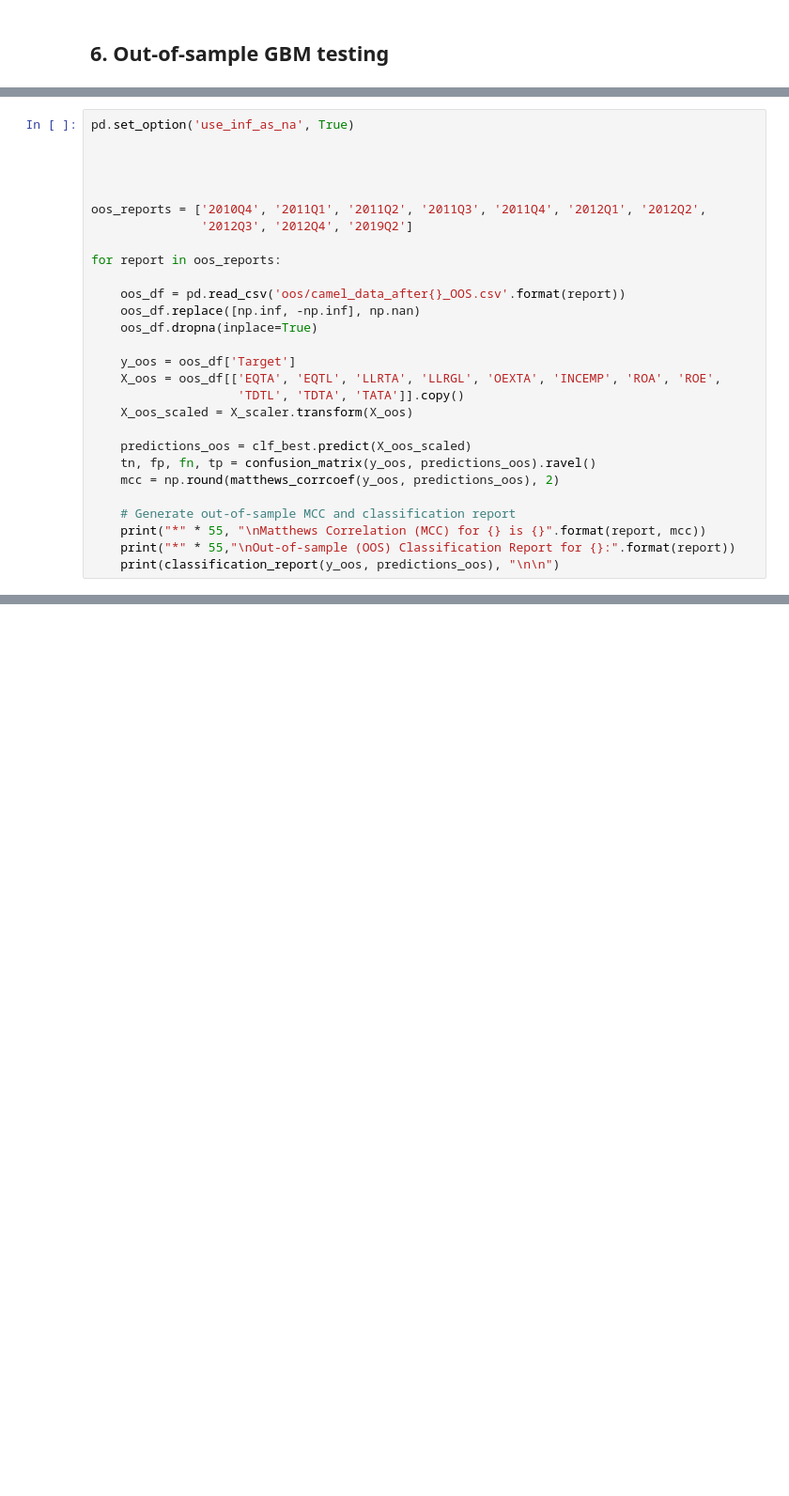
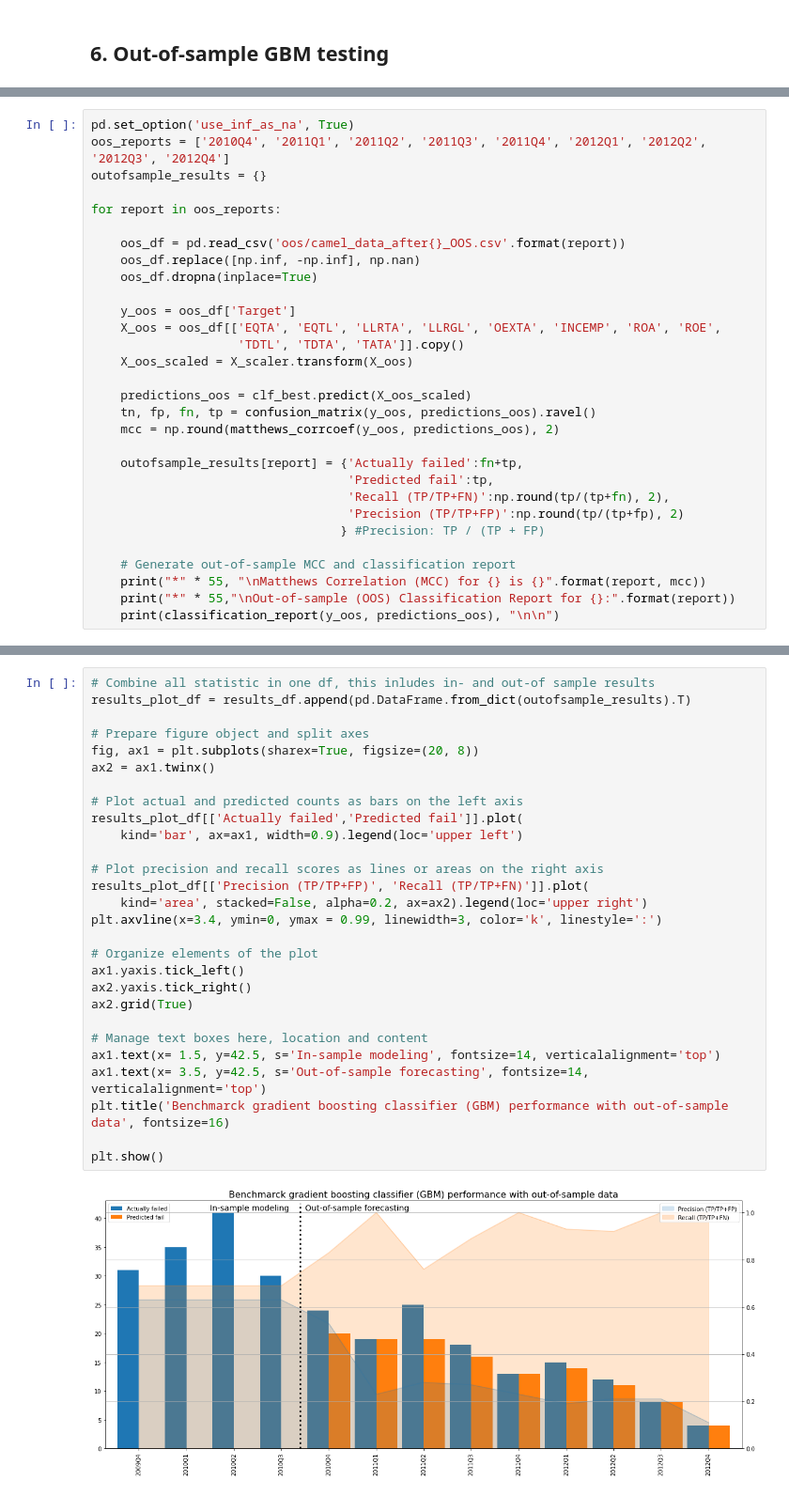
Before and after one commit to allaccountstaken/automl_v_hyperdrive, a Jupyter notebook: benchmark_model.ipynb, the cells around one changed output, grey strips where cells are left out. Shown at 94% size. Saved outputs shown, nothing was run; the diff lists cells and outputs as text; blank space fills up the shorter version.

Commit message:
GBM oos performance plot done and stored in imgs folder as well

```diff
--- a/benchmark_model.ipynb
+++ b/benchmark_model.ipynb
@@ -399,11 +407,7 @@ results[['Actually failed (FN+TP)', 'Predicted positive (FP+TP)']].plot(kind='ba
 # %%
 pd.set_option('use_inf_as_na', True)
-
-
-
-
-oos_reports = ['2010Q4', '2011Q1', '2011Q2', '2011Q3', '2011Q4', '2012Q1', '2012Q2',
-               '2012Q3', '2012Q4', '2019Q2']
+oos_reports = ['2010Q4', '2011Q1', '2011Q2', '2011Q3', '2011Q4', '2012Q1', '2012Q2', '2012Q3', '2012Q4']
+outofsample_results = {}
 
 for report in oos_reports:
 
@@ -420,6 +424,12 @@ for report in oos_reports:
     tn, fp, fn, tp = confusion_matrix(y_oos, predictions_oos).ravel()
     mcc = np.round(matthews_corrcoef(y_oos, predictions_oos), 2)
 
+    outofsample_results[report] = {'Actually failed':fn+tp,
+                                   'Predicted fail':tp,
+                                   'Recall (TP/TP+FN)':np.round(tp/(tp+fn), 2),
+                                   'Precision (TP/TP+FP)':np.round(tp/(tp+fp), 2)
+                                  } #Precision: TP / (TP + FP)
+
     # Generate out-of-sample MCC and classification report
     print("*" * 55, "\nMatthews Correlation (MCC) for {} is {}".format(report, mcc))
     print("*" * 55,"\nOut-of-sample (OOS) Classification Report for {}:".format(report))
@@ -451,0 +457,30 @@ df.plot(kind='bar')
+# %%
+# Combine all statistic in one df, this inludes in- and out-of sample results
+results_plot_df = results_df.append(pd.DataFrame.from_dict(outofsample_results).T)
+
+# Prepare figure object and split axes
+fig, ax1 = plt.subplots(sharex=True, figsize=(20, 8))
+ax2 = ax1.twinx()
+
+# Plot actual and predicted counts as bars on the left axis
+results_plot_df[['Actually failed','Predicted fail']].plot(
+    kind='bar', ax=ax1, width=0.9).legend(loc='upper left')
+
+# Plot precision and recall scores as lines or areas on the right axis
+results_plot_df[['Precision (TP/TP+FP)', 'Recall (TP/TP+FN)']].plot(
+    kind='area', stacked=False, alpha=0.2, ax=ax2).legend(loc='upper right')
+plt.axvline(x=3.4, ymin=0, ymax = 0.99, linewidth=3, color='k', linestyle=':')
+
+# Organize elements of the plot
+ax1.yaxis.tick_left()
+ax2.yaxis.tick_right()
+ax2.grid(True)
+
+# Manage text boxes here, location and content
+ax1.text(x= 1.5, y=42.5, s='In-sample modeling', fontsize=14, verticalalignment='top')
+ax1.text(x= 3.5, y=42.5, s='Out-of-sample forecasting', fontsize=14, verticalalignment='top')
+plt.title('Benchmarck gradient boosting classifier (GBM) performance with out-of-sample data', fontsize=16)
+
+plt.show()
+# %% [output]
+[figure, added]
```
Also changed, not shown: parts of 25 cells of this notebook, 1 other file.
